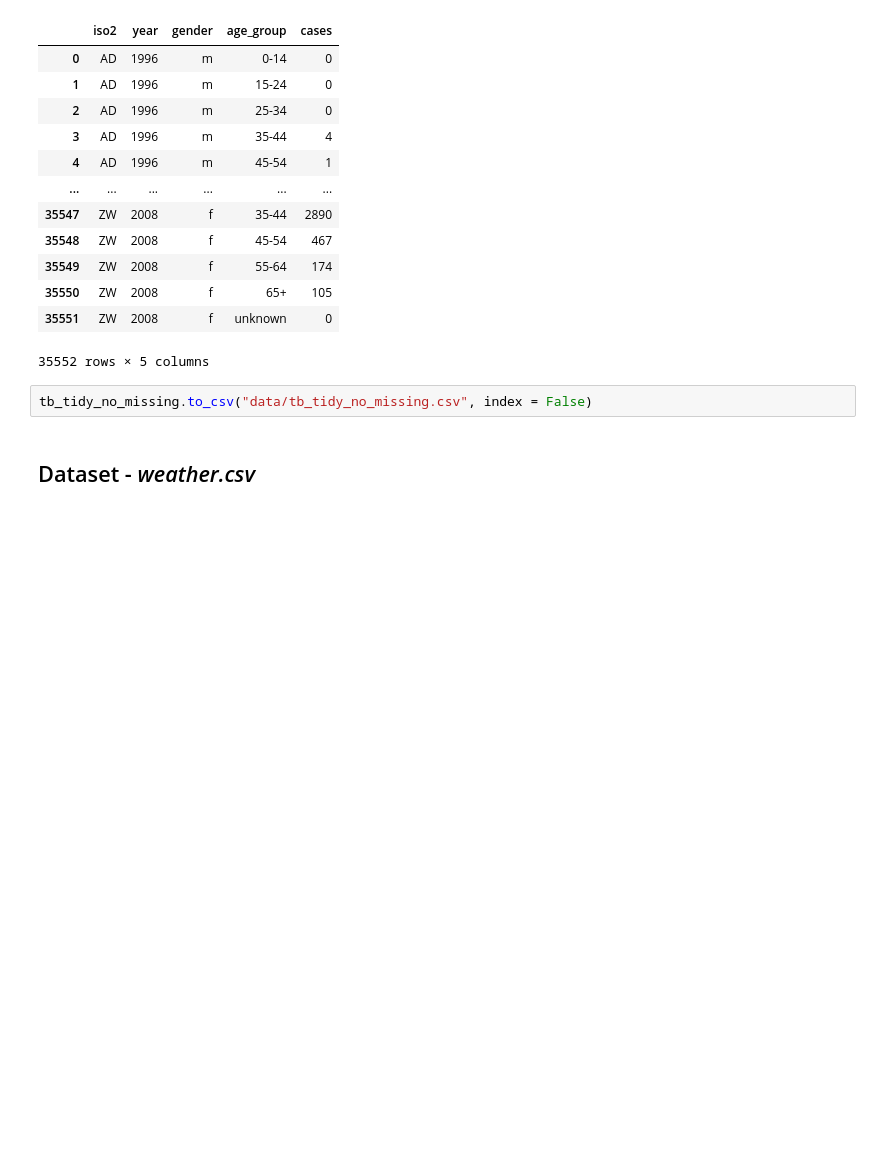
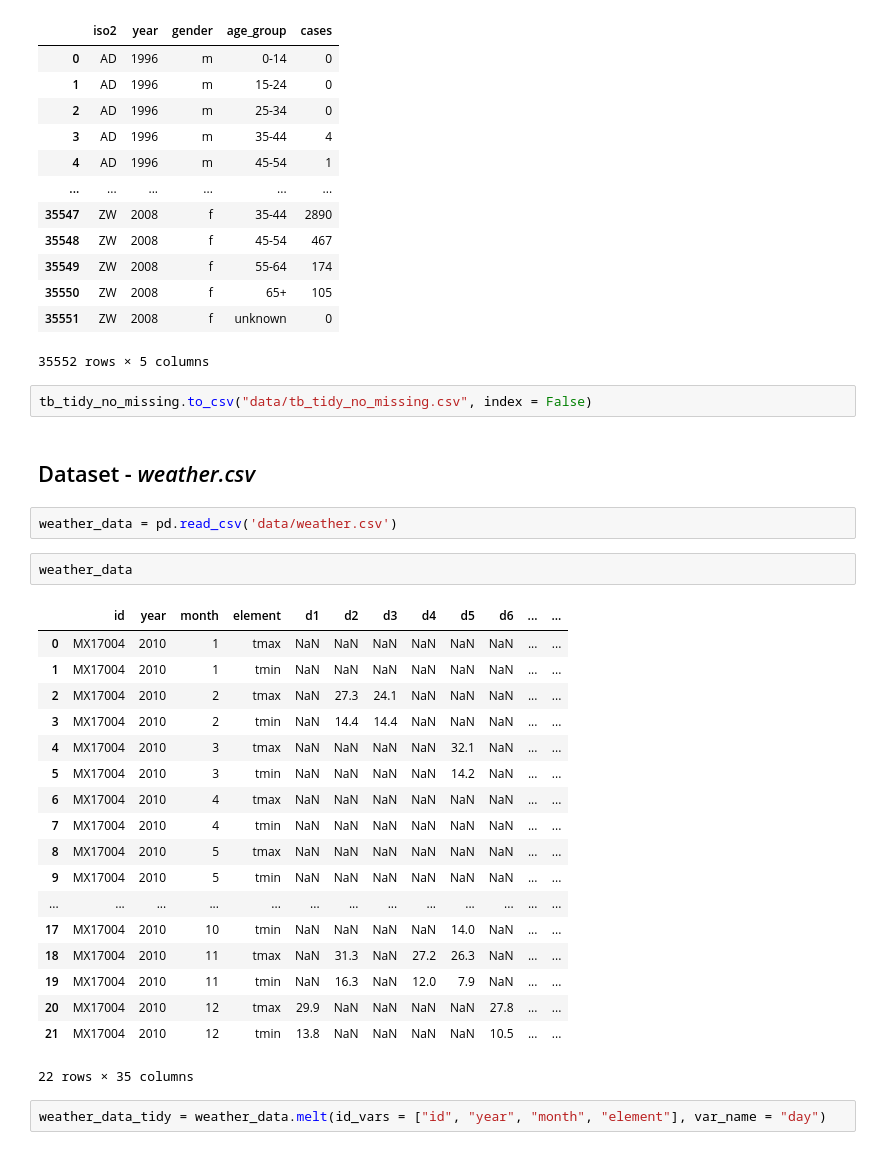
Before and after one commit to maryananaidenova/softuni-ai-module, a Jupyter notebook: 02.Data science/02.Data Tidying and Cleaning /data-tiding-and-cleaning.ipynb, the cells around one changed output. Saved outputs shown, nothing was run; the diff lists cells and outputs as text; blank space fills up the shorter version.

Commit message:
Add data tidying and cleaning test

```diff
--- a/02.Data science/02.Data Tidying and Cleaning /data-tiding-and-cleaning.ipynb
+++ b/02.Data science/02.Data Tidying and Cleaning /data-tiding-and-cleaning.ipynb
@@ -500,3 +500,28 @@ tb_tidy_no_missing
 tb_tidy_no_missing.to_csv("data/tb_tidy_no_missing.csv", index = False)
 # %% [markdown]
 ## Dataset - *weather.csv*
+# %%
+weather_data = pd.read_csv('data/weather.csv')
+# %%
+weather_data
+# %% [output]
+|  | id | year | month | element | d1 | d2 | d3 | d4 | d5 | d6 | ... | ... |
+| 0 | MX17004 | 2010 | 1 | tmax | NaN | NaN | NaN | NaN | NaN | NaN | ... | ... |
+| 1 | MX17004 | 2010 | 1 | tmin | NaN | NaN | NaN | NaN | NaN | NaN | ... | ... |
+| 2 | MX17004 | 2010 | 2 | tmax | NaN | 27.3 | 24.1 | NaN | NaN | NaN | ... | ... |
+| 3 | MX17004 | 2010 | 2 | tmin | NaN | 14.4 | 14.4 | NaN | NaN | NaN | ... | ... |
+| 4 | MX17004 | 2010 | 3 | tmax | NaN | NaN | NaN | NaN | 32.1 | NaN | ... | ... |
+| 5 | MX17004 | 2010 | 3 | tmin | NaN | NaN | NaN | NaN | 14.2 | NaN | ... | ... |
+| 6 | MX17004 | 2010 | 4 | tmax | NaN | NaN | NaN | NaN | NaN | NaN | ... | ... |
+| 7 | MX17004 | 2010 | 4 | tmin | NaN | NaN | NaN | NaN | NaN | NaN | ... | ... |
+| 8 | MX17004 | 2010 | 5 | tmax | NaN | NaN | NaN | NaN | NaN | NaN | ... | ... |
+| 9 | MX17004 | 2010 | 5 | tmin | NaN | NaN | NaN | NaN | NaN | NaN | ... | ... |
+| ... | ... | ... | ... | ... | ... | ... | ... | ... | ... | ... | ... | ... |
+| 17 | MX17004 | 2010 | 10 | tmin | NaN | NaN | NaN | NaN | 14.0 | NaN | ... | ... |
+| 18 | MX17004 | 2010 | 11 | tmax | NaN | 31.3 | NaN | 27.2 | 26.3 | NaN | ... | ... |
+| 19 | MX17004 | 2010 | 11 | tmin | NaN | 16.3 | NaN | 12.0 | 7.9 | NaN | ... | ... |
+| 20 | MX17004 | 2010 | 12 | tmax | 29.9 | NaN | NaN | NaN | NaN | 27.8 | ... | ... |
+| 21 | MX17004 | 2010 | 12 | tmin | 13.8 | NaN | NaN | NaN | NaN | 10.5 | ... | ... |
+22 rows × 35 columns
+# %%
+weather_data_tidy = weather_data.melt(id_vars = ["id", "year", "month", "element"], var_name = "day")
```
Also changed, not shown: parts of 49 cells of this notebook, 7 other files.
